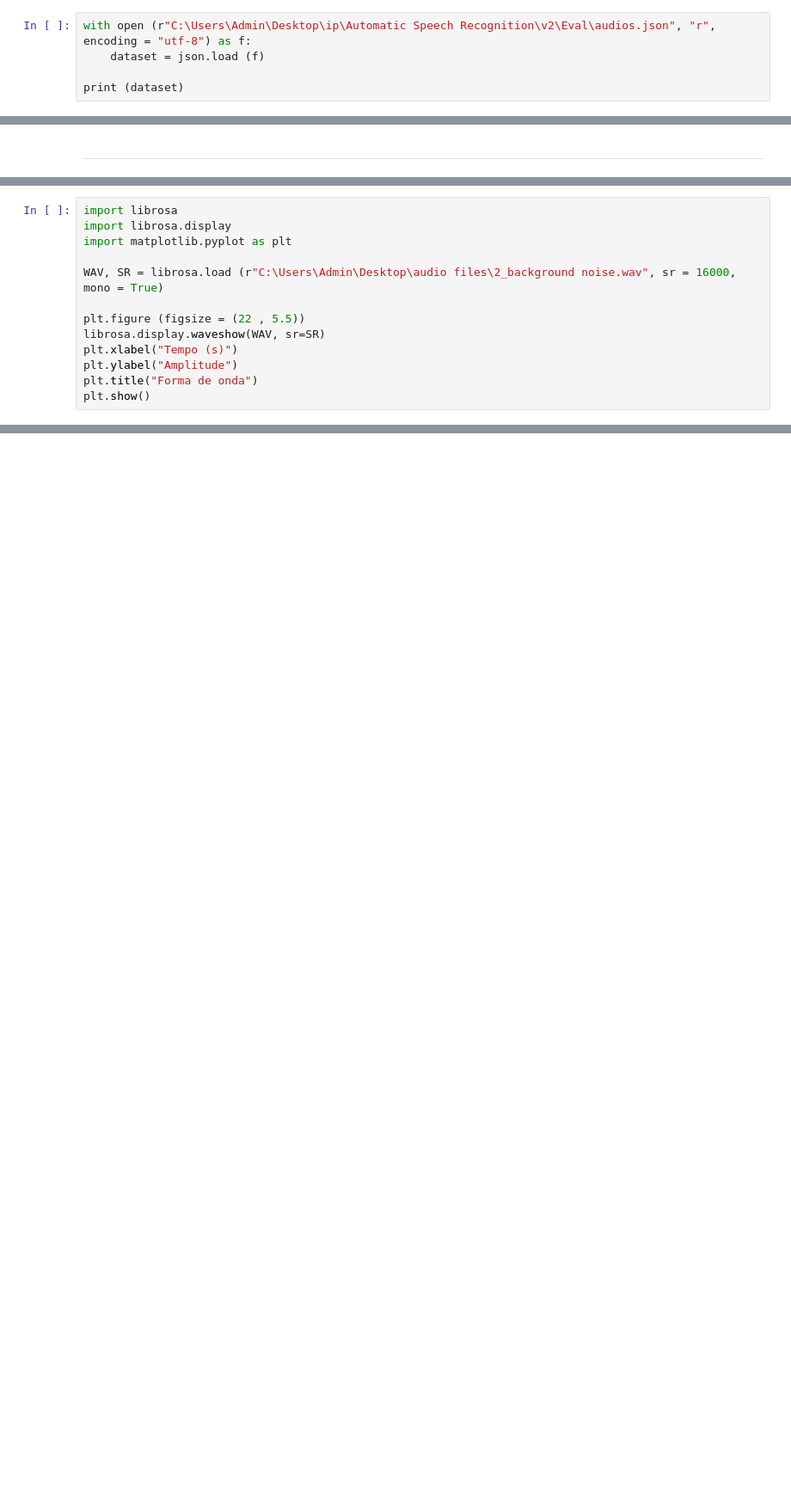
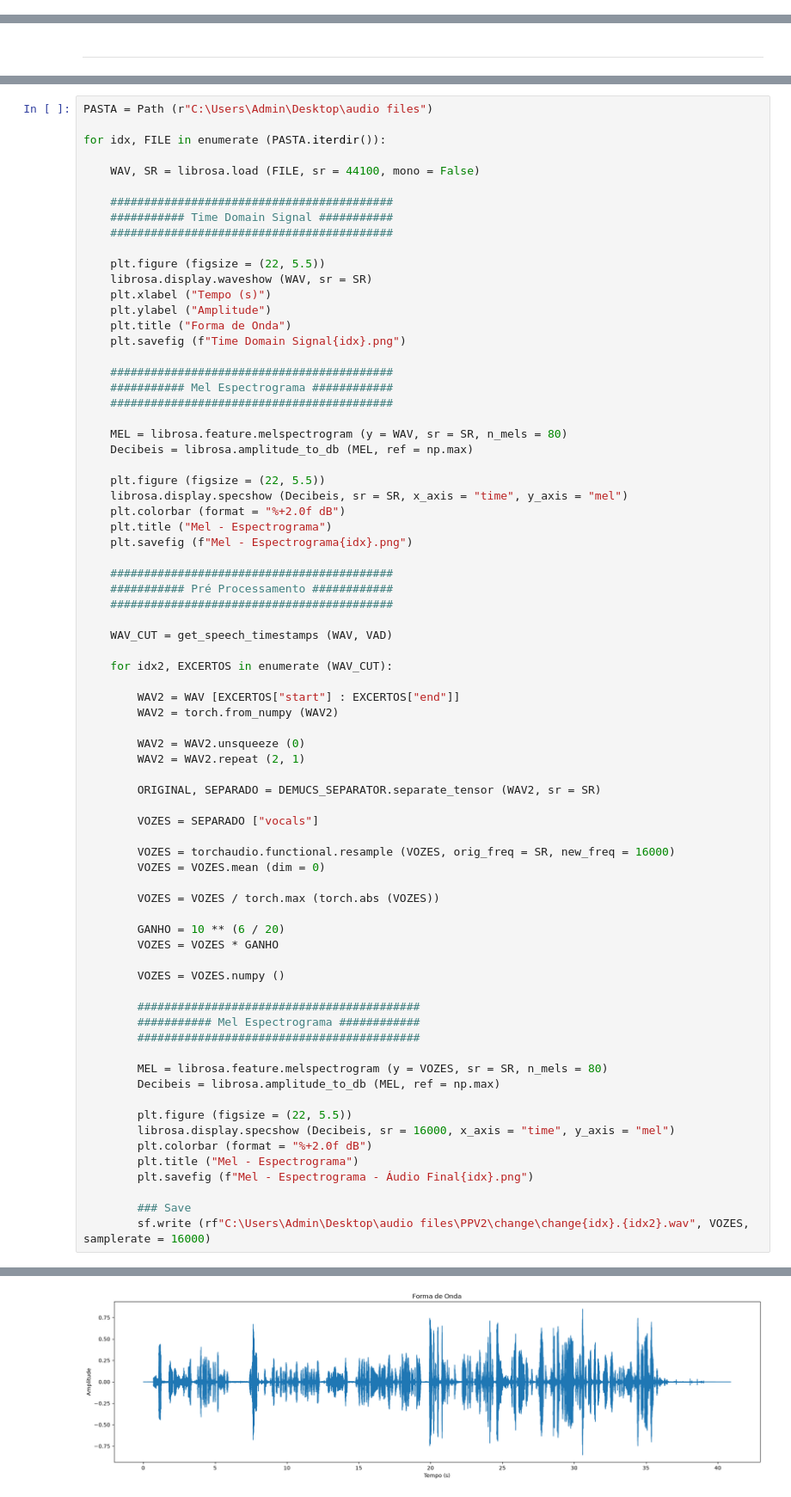
Before and after one commit to Eliezer-Carvalho/IP, a Jupyter notebook: Automatic Speech Recognition/code/pre_processing.ipynb, the cells around one changed output, grey strips where cells are left out. Shown at 86% size. Saved outputs shown, nothing was run; the diff lists cells and outputs as text; blank space fills up the shorter version.

```diff
--- a/Automatic Speech Recognition/code/pre_processing.ipynb
+++ b/Automatic Speech Recognition/code/pre_processing.ipynb
@@ -32,5 +30,0 @@ Warning: You are sending unauthenticated requests to the HF Hub. Please set a HF
-# %%
-with open (r"C:\Users\Admin\Desktop\ip\Automatic Speech Recognition\v2\Eval\audios.json", "r", encoding = "utf-8") as f:
-    dataset = json.load (f)
-
-print (dataset)
@@ -176,13 +112,0 @@ sf.write ("z.wav", WAV_peak_normal, samplerate = 16000)
-# %%
-import librosa
-import librosa.display
-import matplotlib.pyplot as plt
-
-WAV, SR = librosa.load (r"C:\Users\Admin\Desktop\audio files\2_background noise.wav", sr = 16000, mono = True)
-
-plt.figure (figsize = (22 , 5.5))
-librosa.display.waveshow(WAV, sr=SR)
-plt.xlabel("Tempo (s)")
-plt.ylabel("Amplitude")
-plt.title("Forma de onda")
-plt.show()
@@ -230,0 +113,75 @@ plt.show()
+# %%
+PASTA = Path (r"C:\Users\Admin\Desktop\audio files")
+
+for idx, FILE in enumerate (PASTA.iterdir()):
+
+    WAV, SR = librosa.load (FILE, sr = 44100, mono = False)
+
+    ##########################################
+    ########### Time Domain Signal ###########
+    ##########################################
+
+    plt.figure (figsize = (22, 5.5))
+    librosa.display.waveshow (WAV, sr = SR)
+    plt.xlabel ("Tempo (s)")
+    plt.ylabel ("Amplitude")
+    plt.title ("Forma de Onda")
+    plt.savefig (f"Time Domain Signal{idx}.png")
+
+    ##########################################
+    ########### Mel Espectrograma ############
+    ##########################################
+
+    MEL = librosa.feature.melspectrogram (y = WAV, sr = SR, n_mels = 80)
+    Decibeis = librosa.amplitude_to_db (MEL, ref = np.max)
+
+    plt.figure (figsize = (22, 5.5))
+    librosa.display.specshow (Decibeis, sr = SR, x_axis = "time", y_axis = "mel")
+    plt.colorbar (format = "%+2.0f dB")
+    plt.title ("Mel - Espectrograma")
+    plt.savefig (f"Mel - Espectrograma{idx}.png")
+
+    ##########################################
+    ########### Pré Processamento ############
+    ##########################################
+
+    WAV_CUT = get_speech_timestamps (WAV, VAD)
+
+    for idx2, EXCERTOS in enumerate (WAV_CUT):
+
+        WAV2 = WAV [EXCERTOS["start"] : EXCERTOS["end"]]
+        WAV2 = torch.from_numpy (WAV2)
+
+        WAV2 = WAV2.unsqueeze (0)
+        WAV2 = WAV2.repeat (2, 1)
+
+        ORIGINAL, SEPARADO = DEMUCS_SEPARATOR.separate_tensor (WAV2, sr = SR)
+
+        VOZES = SEPARADO ["vocals"]
+
+        VOZES = torchaudio.functional.resample (VOZES, orig_freq = SR, new_freq = 16000)
+        VOZES = VOZES.mean (dim = 0)
+
+        VOZES = VOZES / torch.max (torch.abs (VOZES))
+
+        GANHO = 10 ** (6 / 20)
+        VOZES = VOZES * GANHO
+
+        VOZES = VOZES.numpy ()
+
+        ##########################################
+        ########### Mel Espectrograma ############
+        ##########################################
+
+        MEL = librosa.feature.melspectrogram (y = VOZES, sr = SR, n_mels = 80)
+        Decibeis = librosa.amplitude_to_db (MEL, ref = np.max)
+
+        plt.figure (figsize = (22, 5.5))
+        librosa.display.specshow (Decibeis, sr = 16000, x_axis = "time", y_axis = "mel")
+        plt.colorbar (format = "%+2.0f dB")
+        plt.title ("Mel - Espectrograma")
+        plt.savefig (f"Mel - Espectrograma - Áudio Final{idx}.png")
+
+        ### Save
+        sf.write (rf"C:\Users\Admin\Desktop\audio files\PPV2\change\change{idx}.{idx2}.wav", VOZES, samplerate = 16000)
+# %% [output]
@@ -230,0 +189 @@ plt.show()
+[figure, added]
```
Also changed, not shown: parts of 14 cells of this notebook, 46 other files.
